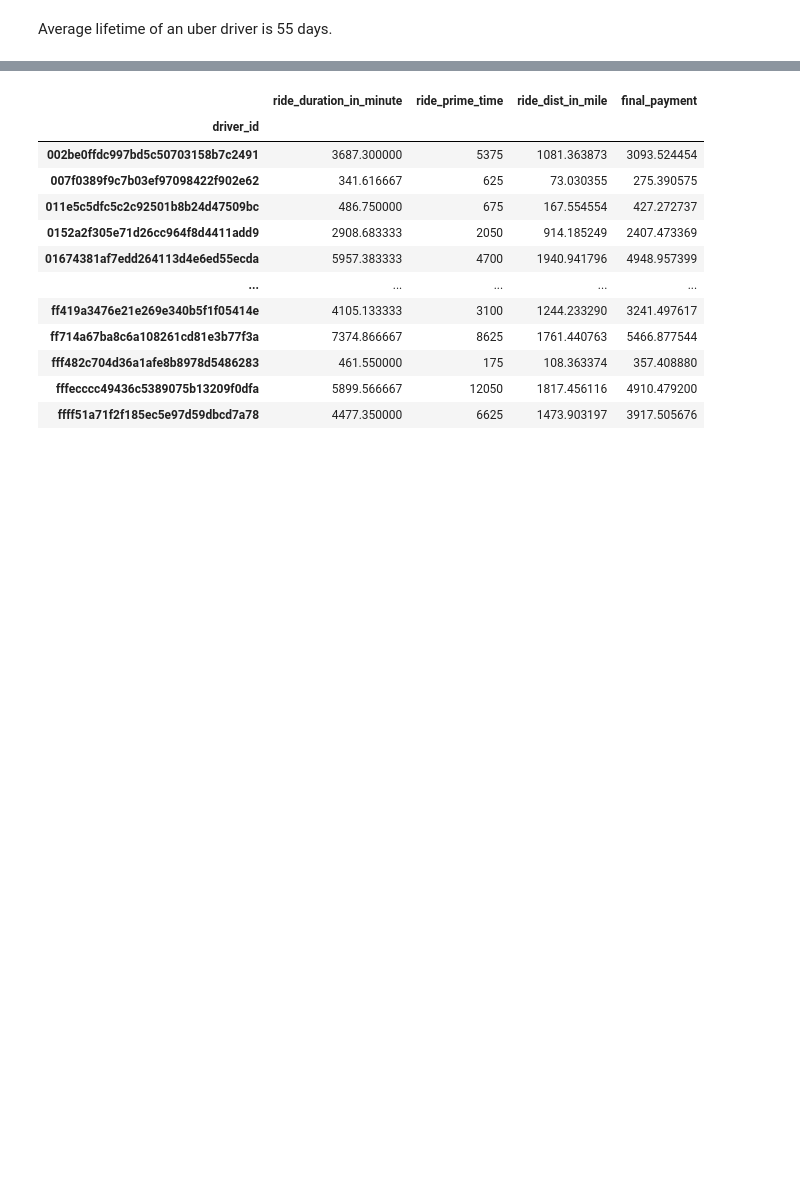
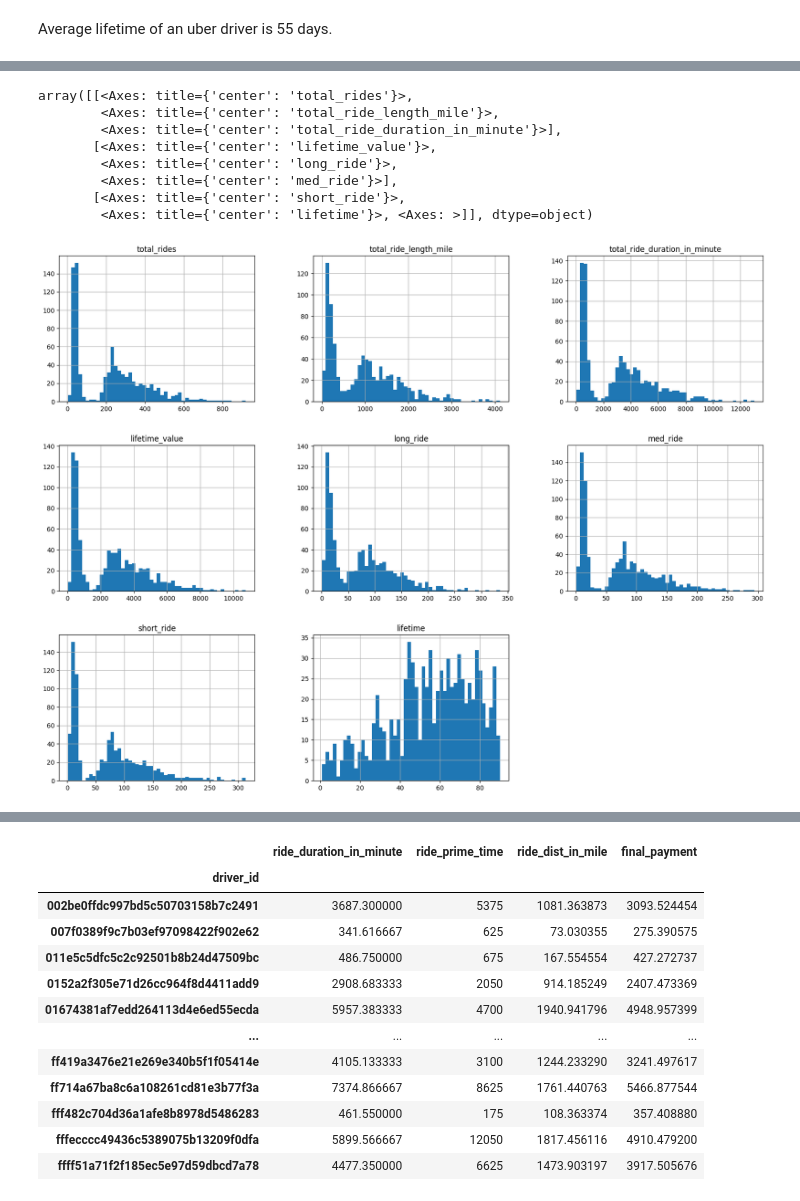
Before and after one commit to Popular1319/uber-driver-ltv, a Jupyter notebook: GS_Uber_Driver's_LTV.ipynb, the cells around one changed output, grey strips where cells are left out. Saved outputs shown, nothing was run; the diff lists cells and outputs as text; code cells hidden in the pictures; blank space fills up the shorter version.

```diff
--- a/GS_Uber_Driver's_LTV.ipynb
+++ b/GS_Uber_Driver's_LTV.ipynb
@@ -217,0 +229,22 @@ plt.show()
+# %%
+ride_data = pd.DataFrame()
+
+# Counting total number of rides per driver
+ride_data['total_rides'] = ride_info.pivot_table(index = 'driver_id', aggfunc = 'size')
+
+# Finding the total distance of ride in miles
+ride_data['total_ride_length_mile'] = ride_info.groupby(by = 'driver_id', axis = 0)['ride_dist_in_mile'].sum()
+
+# Finding total ride duration in minute
+ride_data['total_ride_duration_in_minute'] = ride_info.groupby(by = 'driver_id', axis = 0)['ride_duration_in_minute'].sum()
+
+# Finding the lifetime value of each driver adding the payment received
+ride_data['lifetime_value'] = ride_info.groupby(by = 'driver_id', axis = 0)['final_payment'].sum()
+
+# Creating count of nature of ride long/med/short ride type
+ride_data = pd.merge(ride_data, ride_info.pivot_table(index = 'driver_id', columns = 'ride_length', aggfunc='size') ,on='driver_id')
+
+# filling nan value with 0
+ride_data = ride_data.fillna(0).reset_index()
+
+ride_data
@@ -457,0 +464,4 @@ Average lifetime of an uber driver is 55 days.
+# %%
+cohort = pd.DataFrame()
+cohort['lifetime'] = lifetime['avg_lifetime']
+cohort
@@ -457,0 +499,3 @@ Average lifetime of an uber driver is 55 days.
+# %%
+fin_table = pd.merge(ride_data, cohort, on = 'driver_id', how = 'inner')
+fin_table
@@ -457,0 +530,12 @@ Average lifetime of an uber driver is 55 days.
+# %%
+fin_table.hist(bins = 50, figsize=(20,15))
+# %% [output]
+array([[<Axes: title={'center': 'total_rides'}>,
+        <Axes: title={'center': 'total_ride_length_mile'}>,
+        <Axes: title={'center': 'total_ride_duration_in_minute'}>],
+       [<Axes: title={'center': 'lifetime_value'}>,
+        <Axes: title={'center': 'long_ride'}>,
+        <Axes: title={'center': 'med_ride'}>],
+       [<Axes: title={'center': 'short_ride'}>,
+        <Axes: title={'center': 'lifetime'}>, <Axes: >]], dtype=object)
+[figure, added]
```
Also changed, not shown: parts of 27 cells of this notebook.
